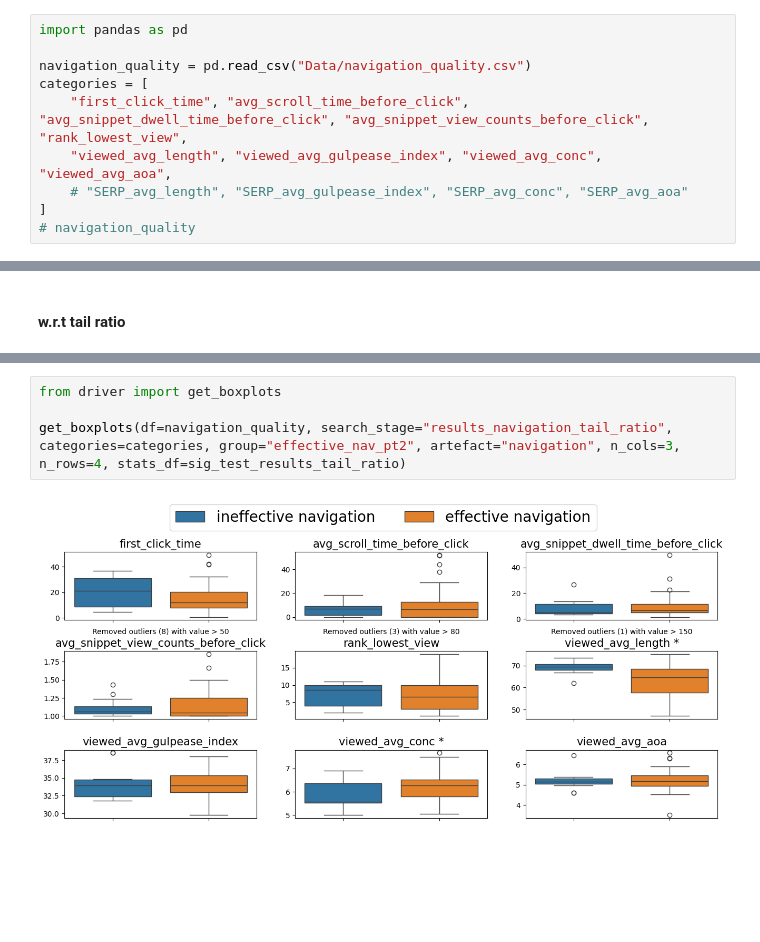
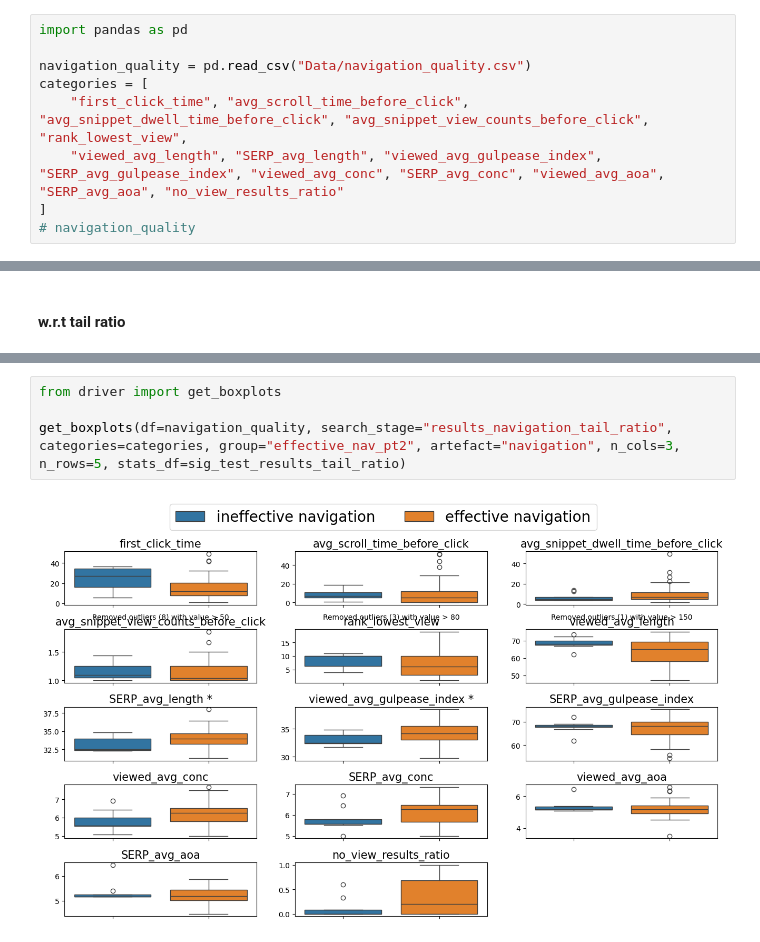
Before and after one commit to SOLandChildren/CHIIR27_LogAnalysis, a Jupyter notebook: results_navigation.ipynb, the cells around one changed output, grey strips where cells are left out. Saved outputs shown, nothing was run; the diff lists cells and outputs as text; blank space fills up the shorter version.

```diff
--- a/results_navigation.ipynb
+++ b/results_navigation.ipynb
@@ -248,7 +269,6 @@ import pandas as pd
 navigation_quality = pd.read_csv("Data/navigation_quality.csv")
 categories = [
     "first_click_time", "avg_scroll_time_before_click", "avg_snippet_dwell_time_before_click", "avg_snippet_view_counts_before_click", "rank_lowest_view",
-    "viewed_avg_length", "viewed_avg_gulpease_index", "viewed_avg_conc", "viewed_avg_aoa",
-    # "SERP_avg_length", "SERP_avg_gulpease_index", "SERP_avg_conc", "SERP_avg_aoa"
+    "viewed_avg_length", "SERP_avg_length", "viewed_avg_gulpease_index", "SERP_avg_gulpease_index", "viewed_avg_conc", "SERP_avg_conc", "viewed_avg_aoa", "SERP_avg_aoa", "no_view_results_ratio"
 ]
 # navigation_quality
@@ -366,6 +487,6 @@ desc_stats_df_tail_ratio
 # %%
 from driver import get_boxplots
 
-get_boxplots(df=navigation_quality, search_stage="results_navigation_tail_ratio", categories=categories, group="effective_nav_pt2", artefact="navigation", n_cols=3, n_rows=4, stats_df=sig_test_results_tail_ratio)
+get_boxplots(df=navigation_quality, search_stage="results_navigation_tail_ratio", categories=categories, group="effective_nav_pt2", artefact="navigation", n_cols=3, n_rows=5, stats_df=sig_test_results_tail_ratio)
 # %% [output]
-[figure, old version]
+[figure, new version]
```
Also changed, not shown: parts of 15 cells of this notebook, 26 other files.
